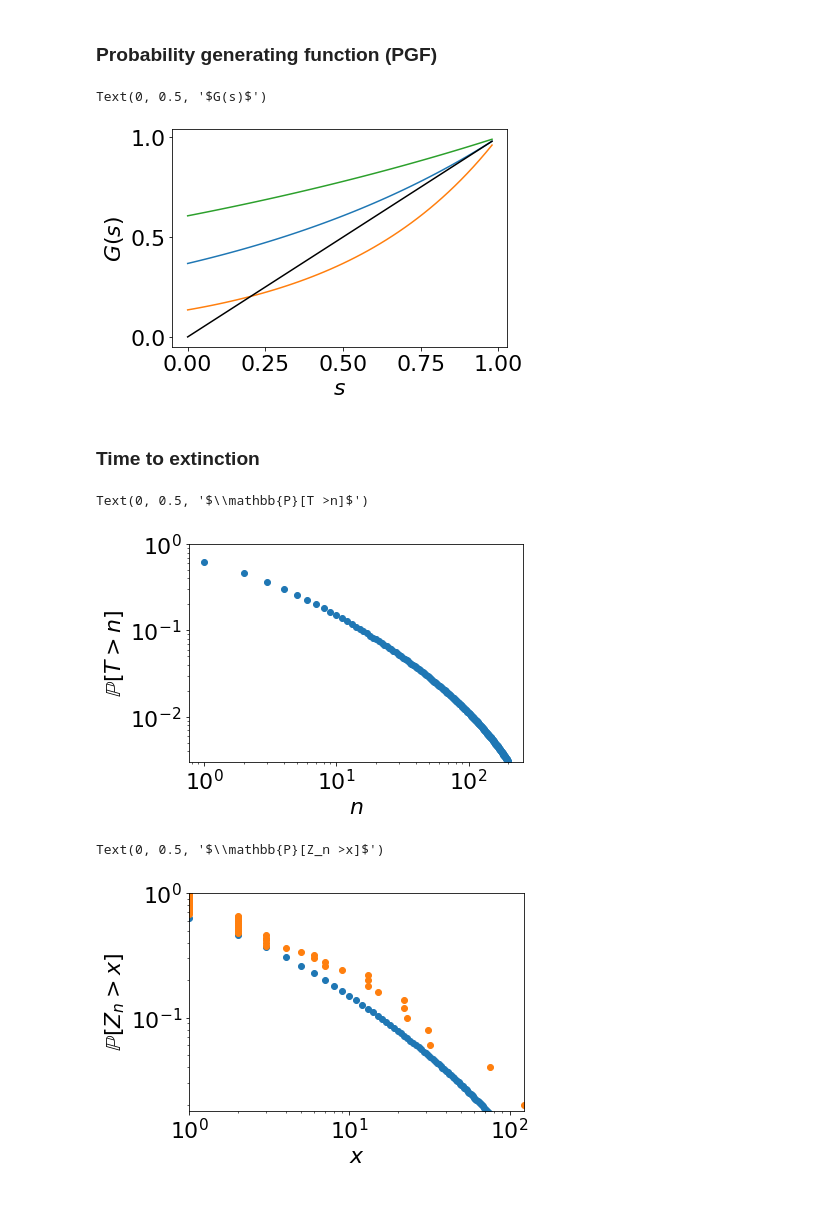
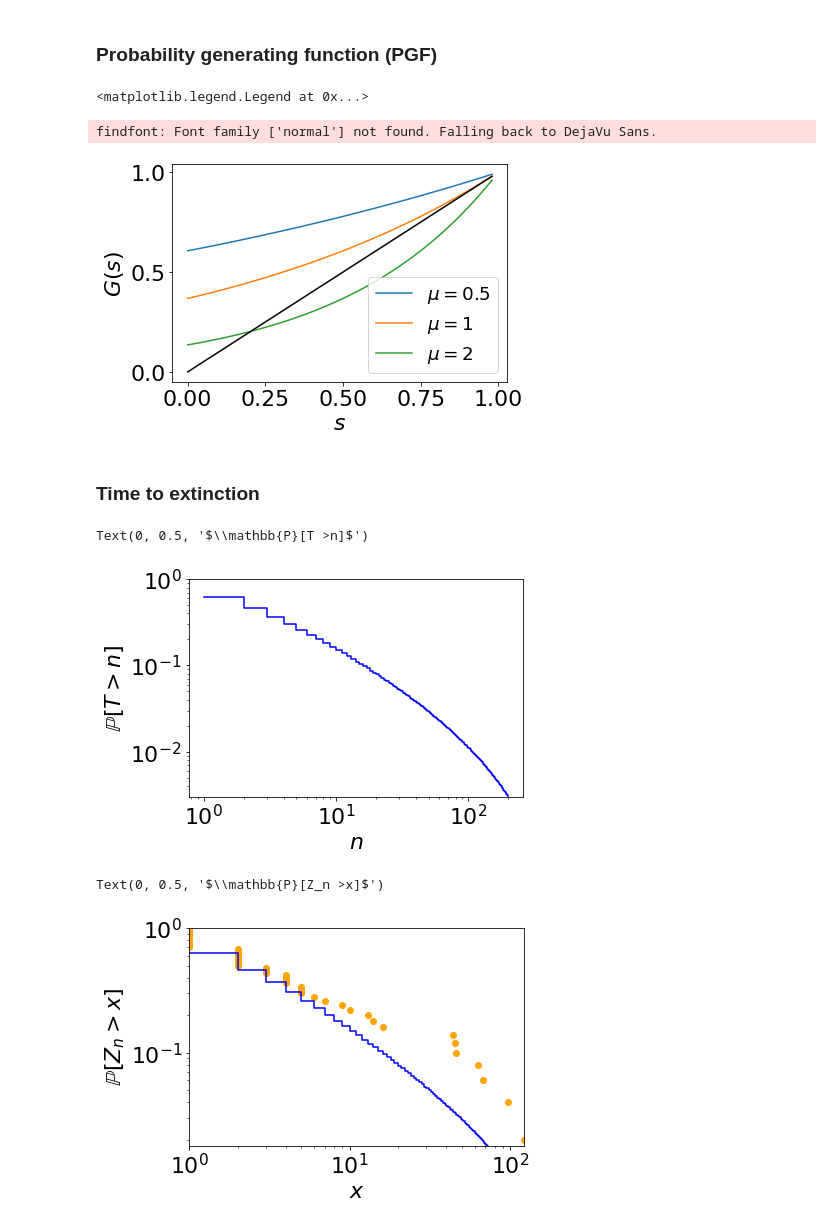
Before and after one commit to sgrosskinsky/NB4012_2020, a Jupyter notebook: Support Class 2.ipynb, the cells around one changed output. Cells and saved outputs as stored; diff of their text form; code cells hidden in the pictures.

```diff
--- a/Support Class 2.ipynb
+++ b/Support Class 2.ipynb
@@ -198,18 +201,20 @@ def G2(s,mu):
 # %%
 srange=np.arange(0,1,0.02)
 #plt.plot(srange,G1(srange,0.5))
 #plt.plot(srange,G1(srange,0.25))
 #plt.plot(srange,G1(srange,0.75))
-plt.plot(srange,G2(srange,1))
-plt.plot(srange,G2(srange,2))
-plt.plot(srange,G2(srange,0.5))
+plt.plot(srange,G2(srange,0.5),label="$\mu =0.5$")
+plt.plot(srange,G2(srange,1),label="$\mu =1$")
+plt.plot(srange,G2(srange,2),label="$\mu =2$")
 plt.plot(srange,srange,color='black')
 
 plt.xlabel(r'$s$')
 plt.ylabel(r'$G(s)$')
+plt.legend(loc = 'best',fontsize='small')
 # %% [output]
-Text(0, 0.5, '$G(s)$')
+<matplotlib.legend.Legend at 0x...>
+findfont: Font family ['normal'] not found. Falling back to DejaVu Sans.
-[figure, old version]
+[figure, new version]
 # %% [markdown]
 ### Time to extinction
 # %%
@@ -220,7 +225,8 @@ dist[0]=G2(0,mu)
 for n in range(1,nmax): dist[n]=G2(dist[n-1],mu)
 # %%
 trange=np.arange(1,nmax+1)
-plt.scatter(x=trange,y=1-dist)
+plt.step(trange, 1-dist, 'b',where='post')
+#plt.plot(trange, 1-dist, 'C0o', alpha=0.5)
 
 plt.xscale('log')
 plt.yscale('log')
@@ -230,7 +236,7 @@ plt.xlabel(r'$n$')
 plt.ylabel(r'$\mathbb{P}[T >n]$')
 # %% [output]
 Text(0, 0.5, '$\\mathbb{P}[T >n]$')
-[figure, old version]
+[figure, new version]
 # %%
 mu=0.99
 #p=0.75
@@ -247,8 +253,9 @@ for i in range(0,samples-1):
 # %%
 x,y=etail(tsample)
 
-plt.scatter(x=trange,y=1-dist)
-plt.scatter(x=x,y=y)
+#plt.scatter(x=trange,y=1-dist)
+plt.step(trange, 1-dist, 'b',where='post')
+plt.scatter(x=x,y=y,color="orange")
 
 plt.xscale('log')
 plt.yscale('log')
@@ -258,4 +265,4 @@ plt.xlabel(r'$x$')
 plt.ylabel(r'$\mathbb{P}[Z_n >x]$')
 # %% [output]
 Text(0, 0.5, '$\\mathbb{P}[Z_n >x]$')
-[figure, old version]
+[figure, new version]
```
Also changed, not shown: parts of 11 cells of this notebook, 1 other file.
